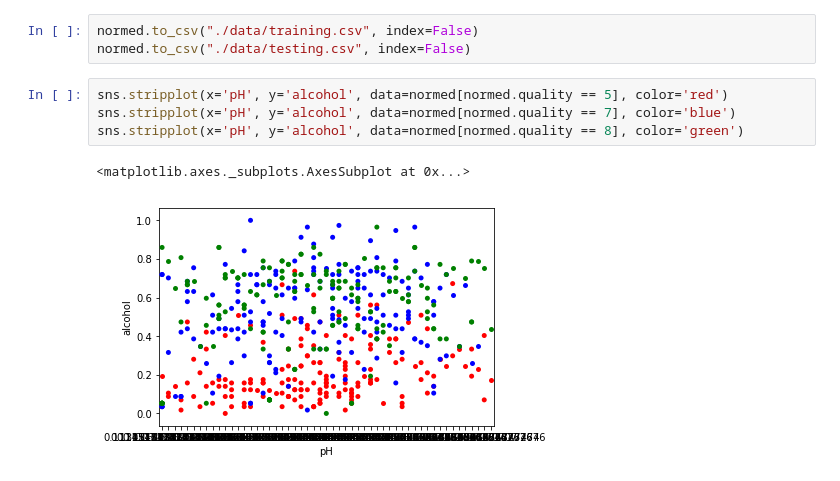
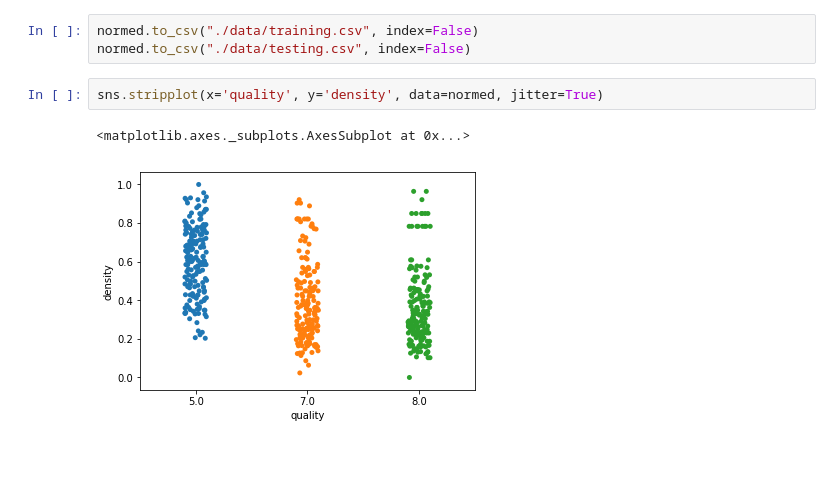
Before and after one commit to ReckoningReckoner/Neural-Networks-and-Genetic-Algorithms, a Jupyter notebook: Backpropagation/Backpropagation/preprocessing.ipynb, the cells around one changed output. Drawn from its saved outputs; the diff is of its cells as text.

Commit message:
More data preprocessing

```diff
--- a/Backpropagation/Backpropagation/preprocessing.ipynb
+++ b/Backpropagation/Backpropagation/preprocessing.ipynb
@@ -106,10 +108,8 @@ normed
 # %%
 normed.to_csv("./data/training.csv", index=False)
 normed.to_csv("./data/testing.csv", index=False)
-# %%
-sns.stripplot(x='pH', y='alcohol', data=normed[normed.quality == 5], color='red')
-sns.stripplot(x='pH', y='alcohol', data=normed[normed.quality == 7], color='blue')
-sns.stripplot(x='pH', y='alcohol', data=normed[normed.quality == 8], color='green')
-# %% [output]
-<matplotlib.axes._subplots.AxesSubplot at 0x...>
-[figure, removed]
+# %%
+sns.stripplot(x='quality', y='density', data=normed, jitter=True)
+# %% [output]
+<matplotlib.axes._subplots.AxesSubplot at 0x...>
+[figure, added]
```
Also changed, not shown: parts of 6 cells of this notebook, 3 other files.
